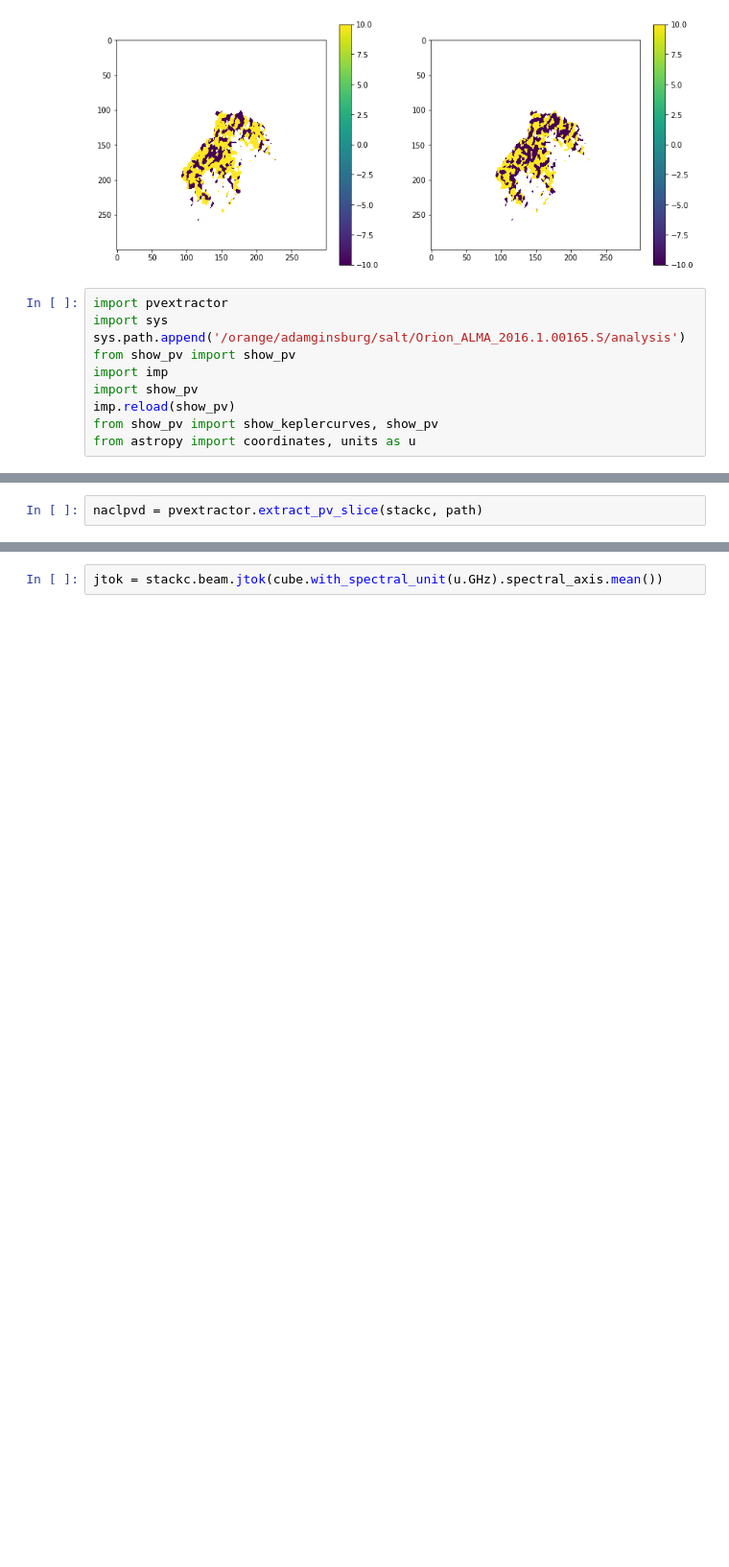
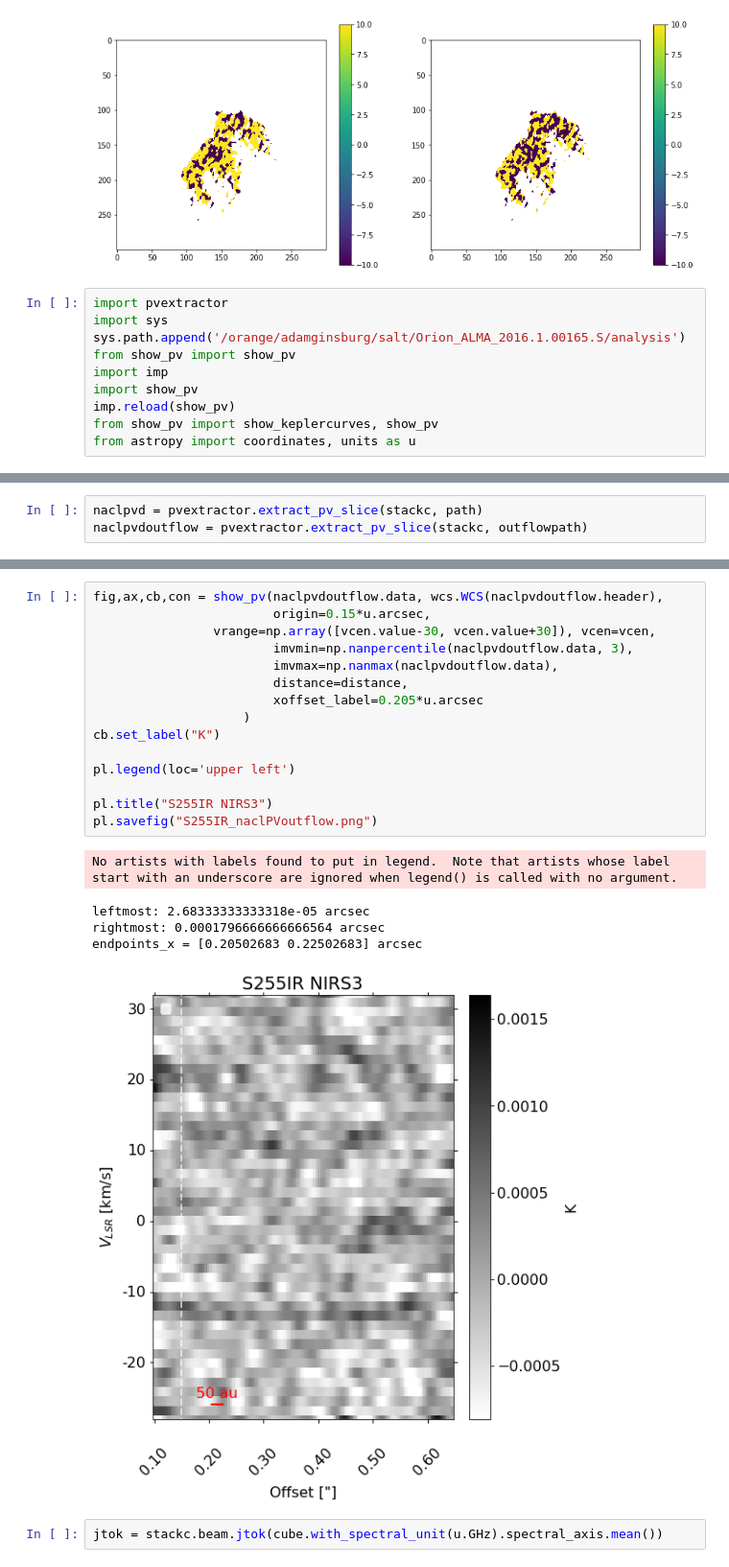
Before and after one commit to keflavich/saltmining, a Jupyter notebook: notebooks/S255IRSaltSearch.ipynb, the cells around one changed output, grey strips where cells are left out. Shown at 96% size. Saved outputs shown, nothing was run; the diff lists cells and outputs as text; blank space fills up the shorter version.

```diff
--- a/notebooks/S255IRSaltSearch.ipynb
+++ b/notebooks/S255IRSaltSearch.ipynb
@@ -359,5 +381,6 @@ path = pvextractor.Path(coordinates.SkyCoord([center.directional_offset_by(PA, 0
 # %%
 naclpvd = pvextractor.extract_pv_slice(stackc, path)
+naclpvdoutflow = pvextractor.extract_pv_slice(stackc, outflowpath)
 # %%
 cont = SpectralCube.read('imaging/S255IR-SMA1_sci.spw25_27_29_31.mfs.I.manual.image.tt0.pbcor',
                         format='casa_image')[:,7900:8100,7900:8100]
@@ -400,6 +424,27 @@ divide by zero encountered in true_divide
 divide by zero encountered in true_divide
 divide by zero encountered in true_divide
 [figure]
+# %%
+fig,ax,cb,con = show_pv(naclpvdoutflow.data, wcs.WCS(naclpvdoutflow.header),
+                        origin=0.15*u.arcsec,
+                vrange=np.array([vcen.value-30, vcen.value+30]), vcen=vcen,
+                        imvmin=np.nanpercentile(naclpvdoutflow.data, 3),
+                        imvmax=np.nanmax(naclpvdoutflow.data),
+                        distance=distance,
+                        xoffset_label=0.205*u.arcsec
+                    )
+cb.set_label("K")
+
+pl.legend(loc='upper left')
+
+pl.title("S255IR NIRS3")
+pl.savefig("S255IR_naclPVoutflow.png")
+# %% [output]
+No artists with labels found to put in legend.  Note that artists whose label start with an underscore are ignored when legend() is called with no argument.
+leftmost: 2.68333333333318e-05 arcsec
+rightmost: 0.0001796666666666564 arcsec
+endpoints_x = [0.20502683 0.22502683] arcsec
+[figure, added]
 # %%
 jtok = stackc.beam.jtok(cube.with_spectral_unit(u.GHz).spectral_axis.mean())
 # %%
```
Also changed, not shown: parts of 19 cells of this notebook, 6 other files.
